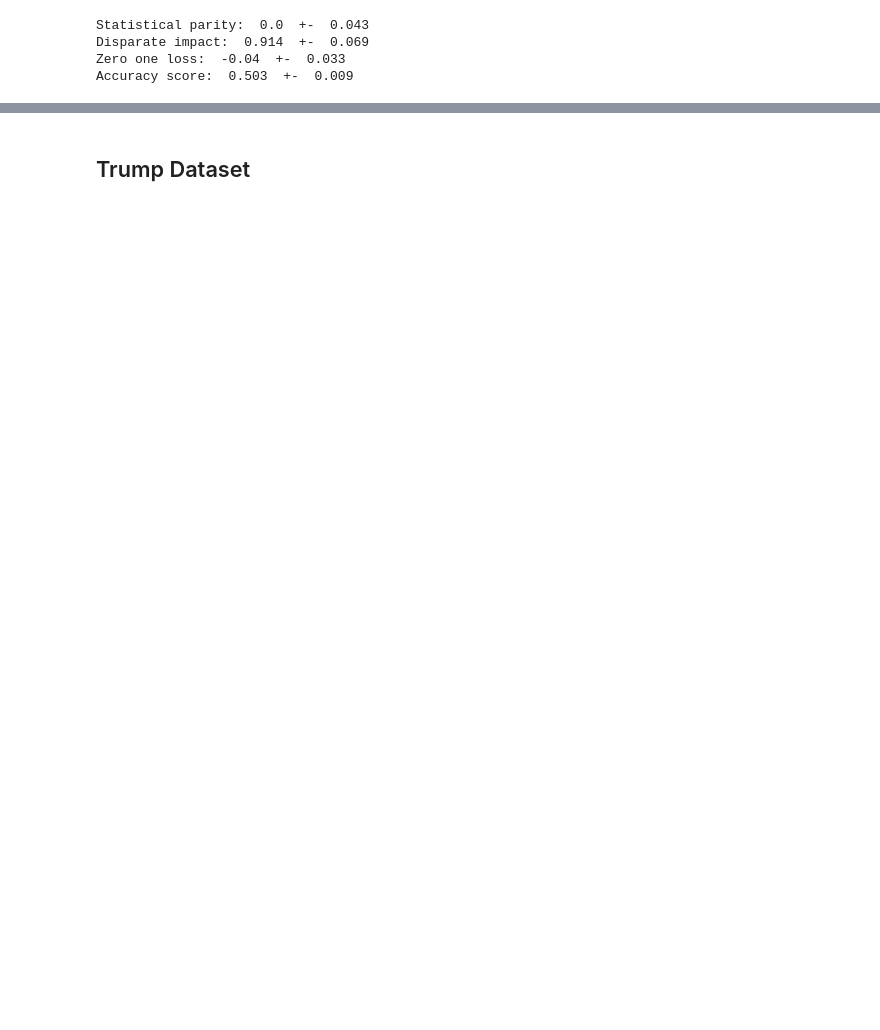
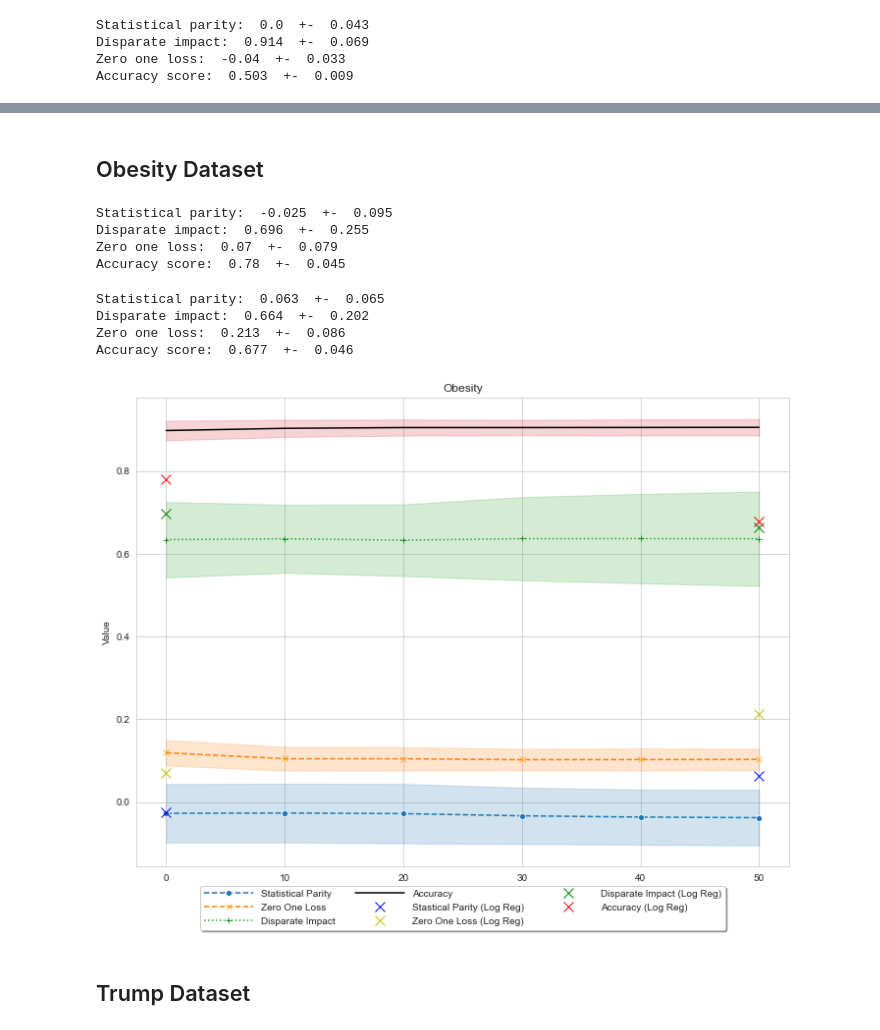
Before and after one commit to giordanoDaloisio/fair-classification, a Jupyter notebook: analysis/results.ipynb, the cells around one changed output, grey strips where cells are left out. Drawn from its saved outputs; the diff is of its cells as text; code cells hidden in the pictures; blank space fills up the shorter version.

```diff
--- a/analysis/results.ipynb
+++ b/analysis/results.ipynb
@@ -151,3 +176,29 @@ plt.show()
+# %% [markdown]
+## Obesity Dataset
+# %%
+obesity_bias = pd.read_csv('obesity_data/ris/obesity_bias.csv')
+print_metrics(obesity_bias)
+# %% [output]
+Statistical parity:  -0.025  +-  0.095
+Disparate impact:  0.696  +-  0.255
+Zero one loss:  0.07  +-  0.079
+Accuracy score:  0.78  +-  0.045
+# %%
+obesity_fair = pd.read_csv('obesity_data/ris/obesity_fair.csv')
+print_metrics(obesity_fair)
+# %% [output]
+Statistical parity:  0.063  +-  0.065
+Disparate impact:  0.664  +-  0.202
+Zero one loss:  0.213  +-  0.086
+Accuracy score:  0.677  +-  0.046
+# %%
+obesity_demv = pd.read_csv('ris_demv/obesity_eval.csv')
+points_start = preparepoints(obesity_bias, 0)
+points_end = preparepoints(obesity_fair, 50)
+plot_metrics_curves(obesity_demv, points_start=points_start, points_end=points_end, title='Obesity')
+plt.show()
+# %% [output]
+[figure, added]
 # %% [markdown]
 ## Trump Dataset
 # %%
```
Also changed, not shown: parts of 13 cells of this notebook, 28 other files.
